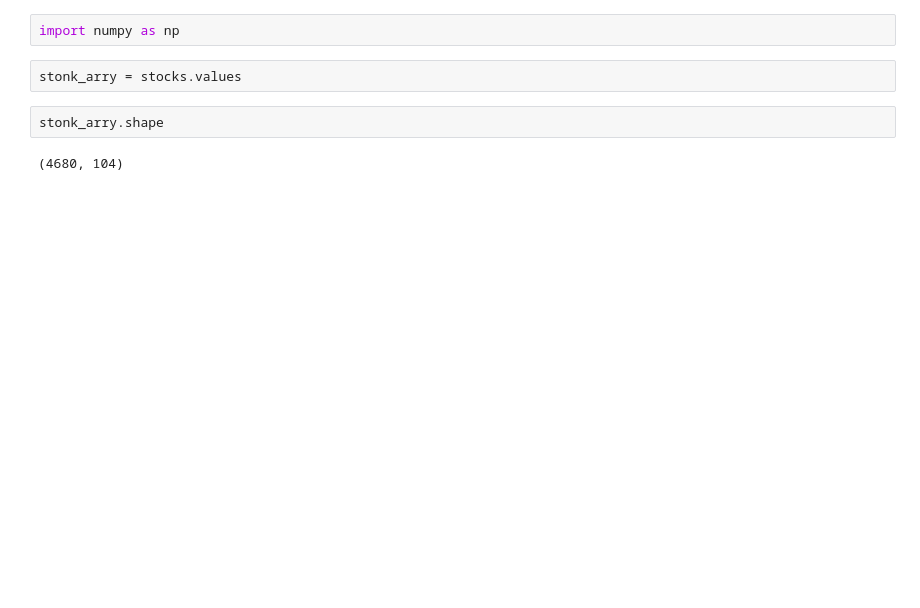
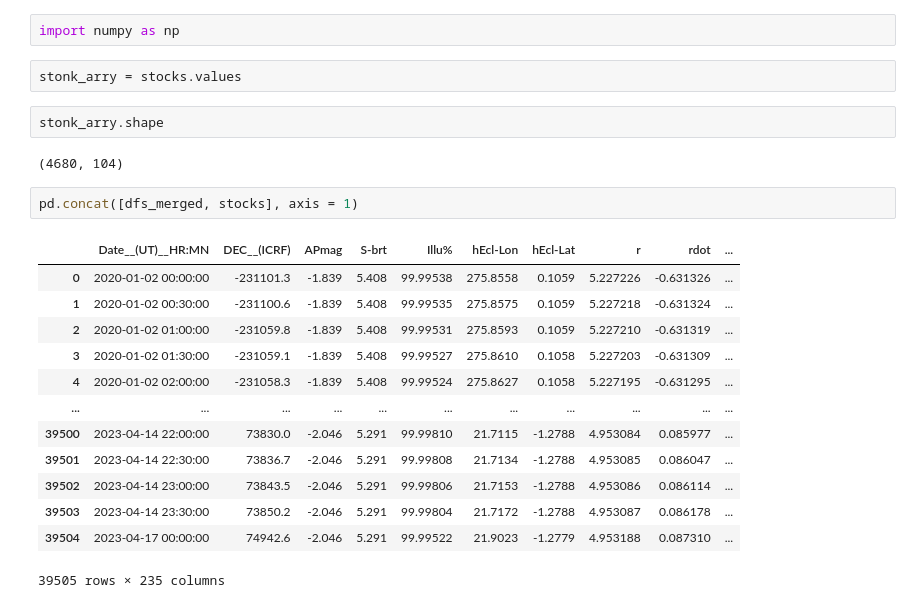
Before and after one commit to makibrte/finance-team, a Jupyter notebook: notebooks/alexNote.ipynb, the cells around one changed output. Cells and saved outputs as stored; diff of their text form; blank space fills up the shorter version.

```diff
--- a/notebooks/alexNote.ipynb
+++ b/notebooks/alexNote.ipynb
@@ -563,3 +531,19 @@ stonk_arry = stocks.values
 stonk_arry.shape
 # %% [output]
 (4680, 104)
+# %%
+pd.concat([dfs_merged, stocks], axis = 1)
+# %% [output]
+|  | Date__(UT)__HR:MN | DEC__(ICRF) | APmag | S-brt | Illu% | hEcl-Lon | hEcl-Lat | r | rdot | ... |
+| 0 | 2020-01-02 00:00:00 | -231101.3 | -1.839 | 5.408 | 99.99538 | 275.8558 | 0.1059 | 5.227226 | -0.631326 | ... |
+| 1 | 2020-01-02 00:30:00 | -231100.6 | -1.839 | 5.408 | 99.99535 | 275.8575 | 0.1059 | 5.227218 | -0.631324 | ... |
+| 2 | 2020-01-02 01:00:00 | -231059.8 | -1.839 | 5.408 | 99.99531 | 275.8593 | 0.1059 | 5.227210 | -0.631319 | ... |
+| 3 | 2020-01-02 01:30:00 | -231059.1 | -1.839 | 5.408 | 99.99527 | 275.8610 | 0.1058 | 5.227203 | -0.631309 | ... |
+| 4 | 2020-01-02 02:00:00 | -231058.3 | -1.839 | 5.408 | 99.99524 | 275.8627 | 0.1058 | 5.227195 | -0.631295 | ... |
+| ... | ... | ... | ... | ... | ... | ... | ... | ... | ... | ... |
+| 39500 | 2023-04-14 22:00:00 | 73830.0 | -2.046 | 5.291 | 99.99810 | 21.7115 | -1.2788 | 4.953084 | 0.085977 | ... |
+| 39501 | 2023-04-14 22:30:00 | 73836.7 | -2.046 | 5.291 | 99.99808 | 21.7134 | -1.2788 | 4.953085 | 0.086047 | ... |
+| 39502 | 2023-04-14 23:00:00 | 73843.5 | -2.046 | 5.291 | 99.99806 | 21.7153 | -1.2788 | 4.953086 | 0.086114 | ... |
+| 39503 | 2023-04-14 23:30:00 | 73850.2 | -2.046 | 5.291 | 99.99804 | 21.7172 | -1.2788 | 4.953087 | 0.086178 | ... |
+| 39504 | 2023-04-17 00:00:00 | 74942.6 | -2.046 | 5.291 | 99.99522 | 21.9023 | -1.2779 | 4.953188 | 0.087310 | ... |
+39505 rows × 235 columns
```
Also changed, not shown: parts of 19 cells of this notebook, 1 other file.
